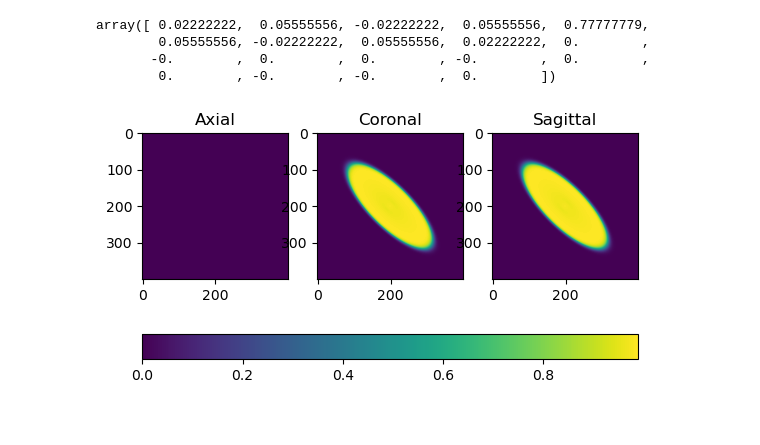
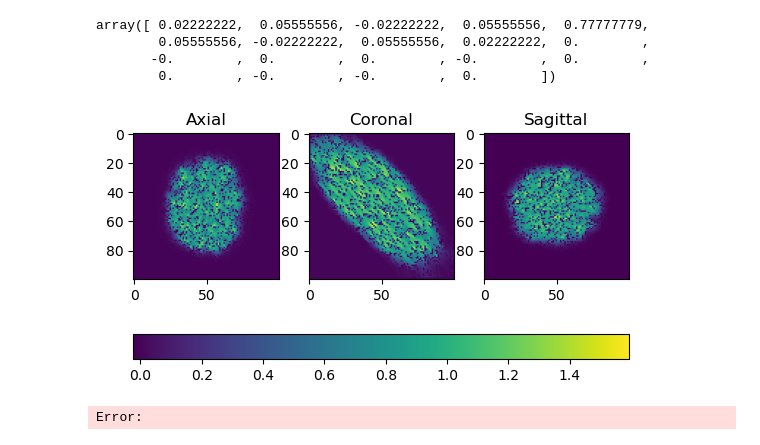
Before and after one commit to TiNezlobinsky/Finitewave, a Jupyter notebook: examples/notebooks/anisotropy_3d.ipynb, the cells around one changed output. Drawn from its saved outputs; the diff is of its cells as text; code cells hidden in the pictures.

```diff
--- a/examples/notebooks/anisotropy_3d.ipynb
+++ b/examples/notebooks/anisotropy_3d.ipynb
@@ -90,44 +90,46 @@ k = 100
 tissue = fw.CardiacTissue3D((n, m, k))
 # create a mesh of cardiomyocytes (elems = 1):
 tissue.mesh = np.ones([n, m, k])
+tissue.mesh[np.random.random([n, m, k]) < 0.2] = 2
 tissue.add_boundaries()
 # add fibers orientation vectors
-theta, alpha = 0. * np.pi, 0.25 * np.pi
+theta, alpha = 0.25 * np.pi, 0. * np.pi
 tissue.fibers = np.zeros((3, n, m, k))
 tissue.fibers[0] = np.cos(theta) * np.cos(alpha)
 tissue.fibers[1] = np.cos(theta) * np.sin(alpha)
 tissue.fibers[2] = np.sin(theta)
 # add numeric method stencil for weights computations
 tissue.stencil = fw.AsymmetricStencil3D()
 tissue.D_al = 1
 tissue.D_ac = tissue.D_al/9
 
 # create model object:
 aliev_panfilov = fw.AlievPanfilov3D()
 # set up numerical parameters:
 aliev_panfilov.dt = 0.001
 aliev_panfilov.dr = 0.1
-aliev_panfilov.t_max = 10
+aliev_panfilov.t_max = 3
 # set up stimulation parameters:
 stim_sequence = fw.StimSequence()
-stim_sequence.add_stim(fw.StimVoltageCoord3D(0, 1, n//2 - 5, n//2 + 5,
-                                             m//2 - 5, m//2 + 5,
-                                             k//2 - 5, k//2 + 5))
+stim_sequence.add_stim(fw.StimVoltageCoord3D(0, 1, n//2 - 10, n//2 + 10,
+                                             m//2 - 10, m//2 + 10,
+                                             k//2 - 10, k//2 + 10))
 # add the tissue and the stim parameters to the model object:
 aliev_panfilov.cardiac_tissue = tissue
 aliev_panfilov.stim_sequence = stim_sequence
 aliev_panfilov.run()
 
 
 # show the potential map in axial, coronal and sagittal planes:
 fig, axs = plt.subplots(1, 3)
-im_x = axs[0].imshow(aliev_panfilov.u[:, :, 0])
-im_y = axs[1].imshow(aliev_panfilov.u[:, :, 1])
-im_z = axs[2].imshow(aliev_panfilov.u[:, :, 2])
+im_x = axs[0].imshow(aliev_panfilov.u[:, :, k//2])
+im_y = axs[1].imshow(aliev_panfilov.u[:, m//2, :])
+im_z = axs[2].imshow(aliev_panfilov.u[n//2, :, :])
 axs[0].set_title('Axial')
 axs[1].set_title('Coronal')
 axs[2].set_title('Sagittal')
 fig.colorbar(im_y, ax=axs, orientation='horizontal')
 plt.show()
 # %% [output]
-[figure, old version]
+[figure, new version]
+Error:
```
Also changed, not shown: parts of 2 cells of this notebook, 6 other files.
